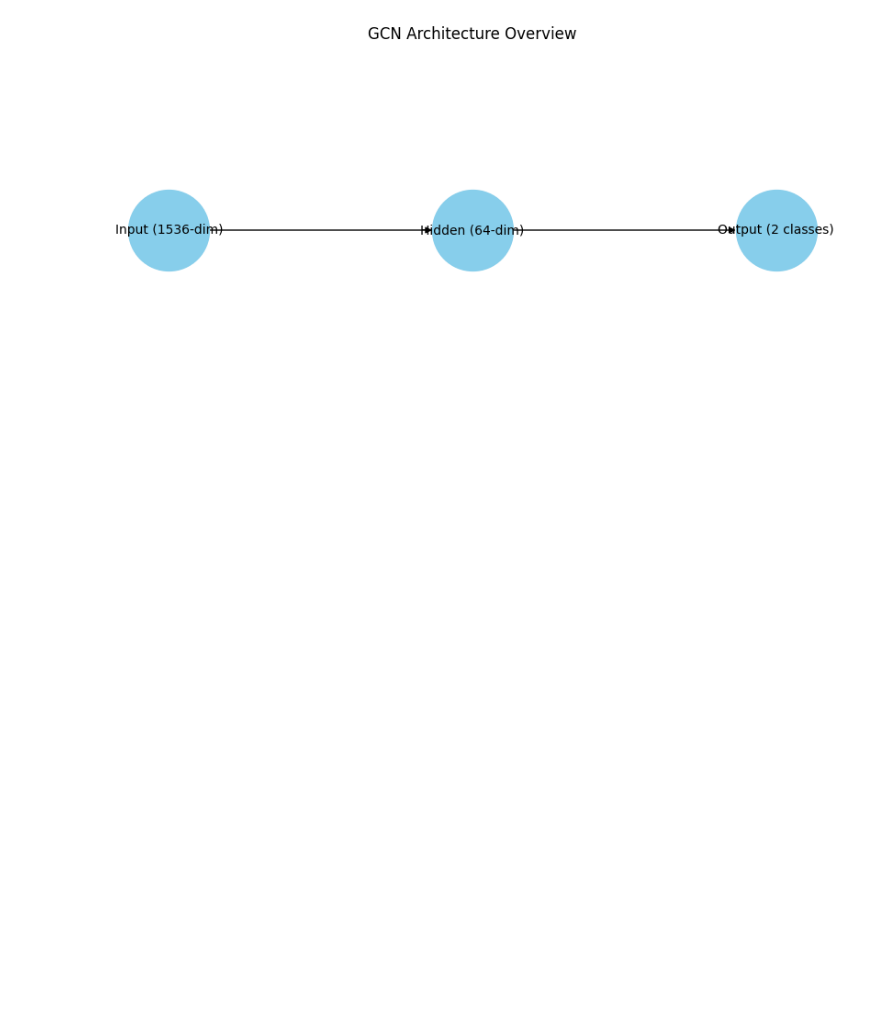
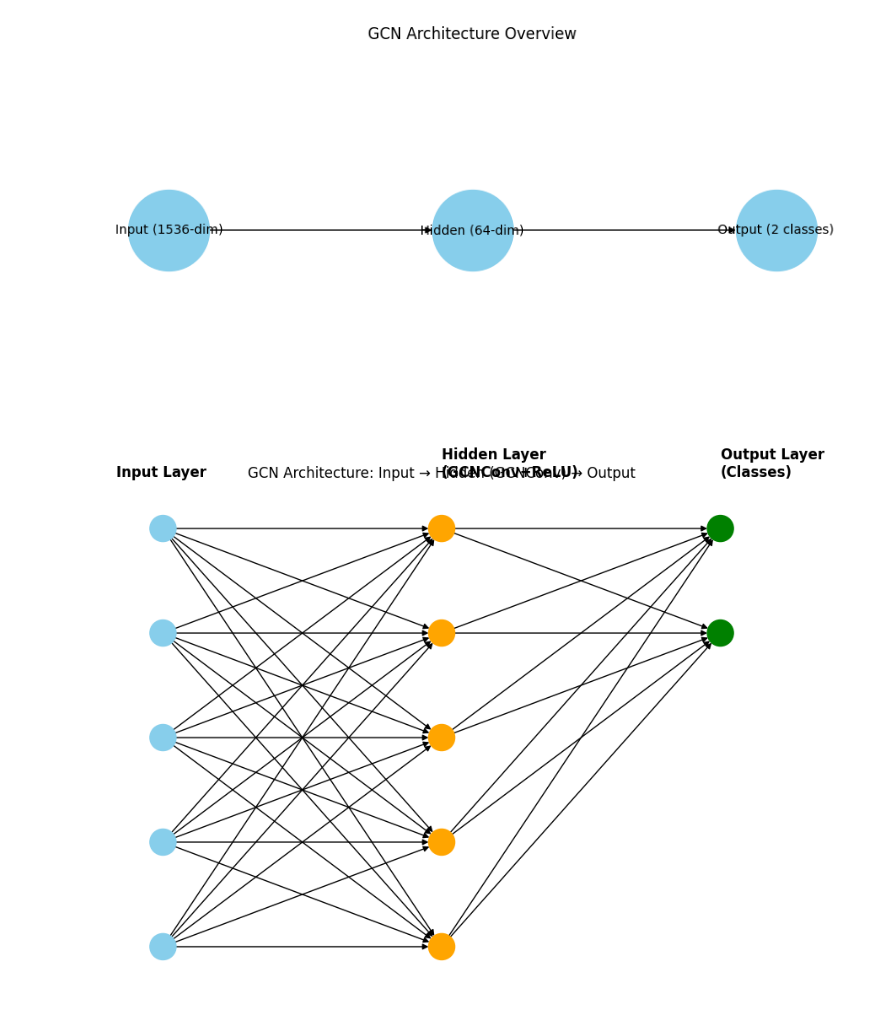
Before and after one commit to TtPeeraphat/Project_Thaifakenews, a Jupyter notebook: main.ipynb, the cells around one changed output. Saved outputs shown, nothing was run; the diff lists cells and outputs as text; code cells hidden in the pictures; blank space fills up the shorter version.

```diff
--- a/main.ipynb
+++ b/main.ipynb
@@ -487,3 +534,60 @@ plt.title("GCN Architecture Overview")
 plt.show()
 # %% [output]
 [figure]
+# %%
+import matplotlib.pyplot as plt
+import networkx as nx
+
+# สร้างโครงสร้าง GCN: Input Layer → Hidden Layer → Output Layer
+G = nx.DiGraph()
+
+layers = {
+    "Input (Node Features)": range(5),      # ตัวอย่างมี 5 nodes input
+    "Hidden (GCNConv + ReLU)": range(5, 10),
+    "Output (Node Classes)": range(10, 12)  # 2 classes: Real/Fake
+}
+
+# เพิ่ม node
+for layer, nodes in layers.items():
+    for node in nodes:
+        G.add_node(node, layer=layer)
+
+# เชื่อม edge แบบ fully-connected ระหว่างแต่ละชั้น
+for i in layers["Input (Node Features)"]:
+    for j in layers["Hidden (GCNConv + ReLU)"]:
+        G.add_edge(i, j)
+for i in layers["Hidden (GCNConv + ReLU)"]:
+    for j in layers["Output (Node Classes)"]:
+        G.add_edge(i, j)
+
+# จัดตำแหน่ง node แยกเป็น layers
+pos = {}
+x_gap = 3
+for i, (layer, nodes) in enumerate(layers.items()):
+    for j, node in enumerate(nodes):
+        pos[node] = (i * x_gap, -j)
+
+# map สี
+color_map = []
+for node in G.nodes():
+    if node < 5:
+        color_map.append("skyblue")  # input
+    elif node < 10:
+        color_map.append("orange")   # hidden
+    else:
+        color_map.append("green")    # output
+
+# วาดกราฟ
+plt.figure(figsize=(8,6))
+nx.draw(G, pos, with_labels=False, node_color=color_map, node_size=500, arrows=True)
+
+# เพิ่ม label ชื่อ layer (ใช้ตำแหน่งเฉพาะ)
+plt.text(-0.5, 0.5, "Input Layer", fontsize=12, fontweight="bold")
+plt.text(3, 0.5, "Hidden Layer\n(GCNConv+ReLU)", fontsize=12, fontweight="bold")
+plt.text(6, 0.5, "Output Layer\n(Classes)", fontsize=12, fontweight="bold")
+
+plt.title("GCN Architecture: Input → Hidden (GCNConv) → Output")
+plt.axis("off")
+plt.show()
+# %% [output]
+[figure, added]
```
Also changed, not shown: parts of 12 cells of this notebook, 2 other files.
